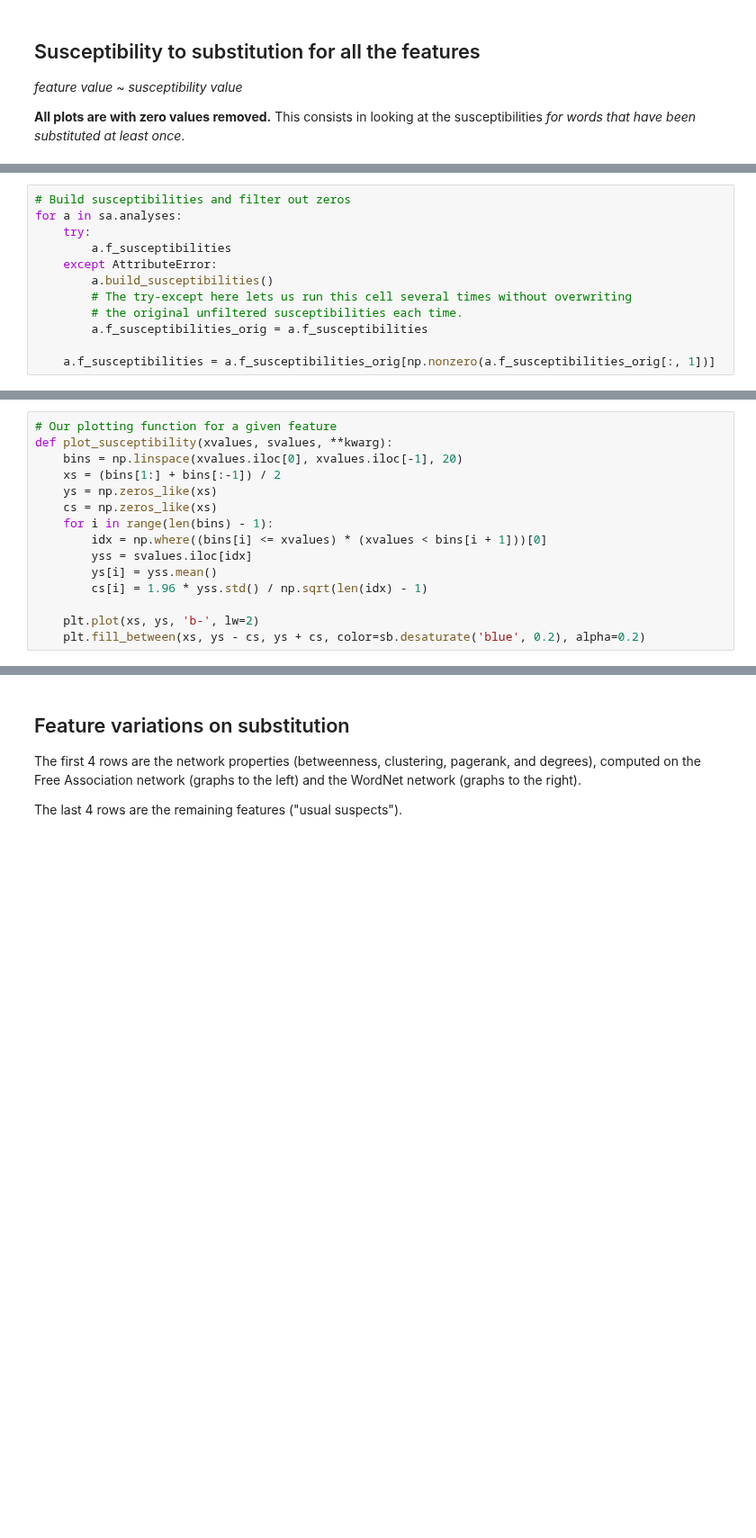
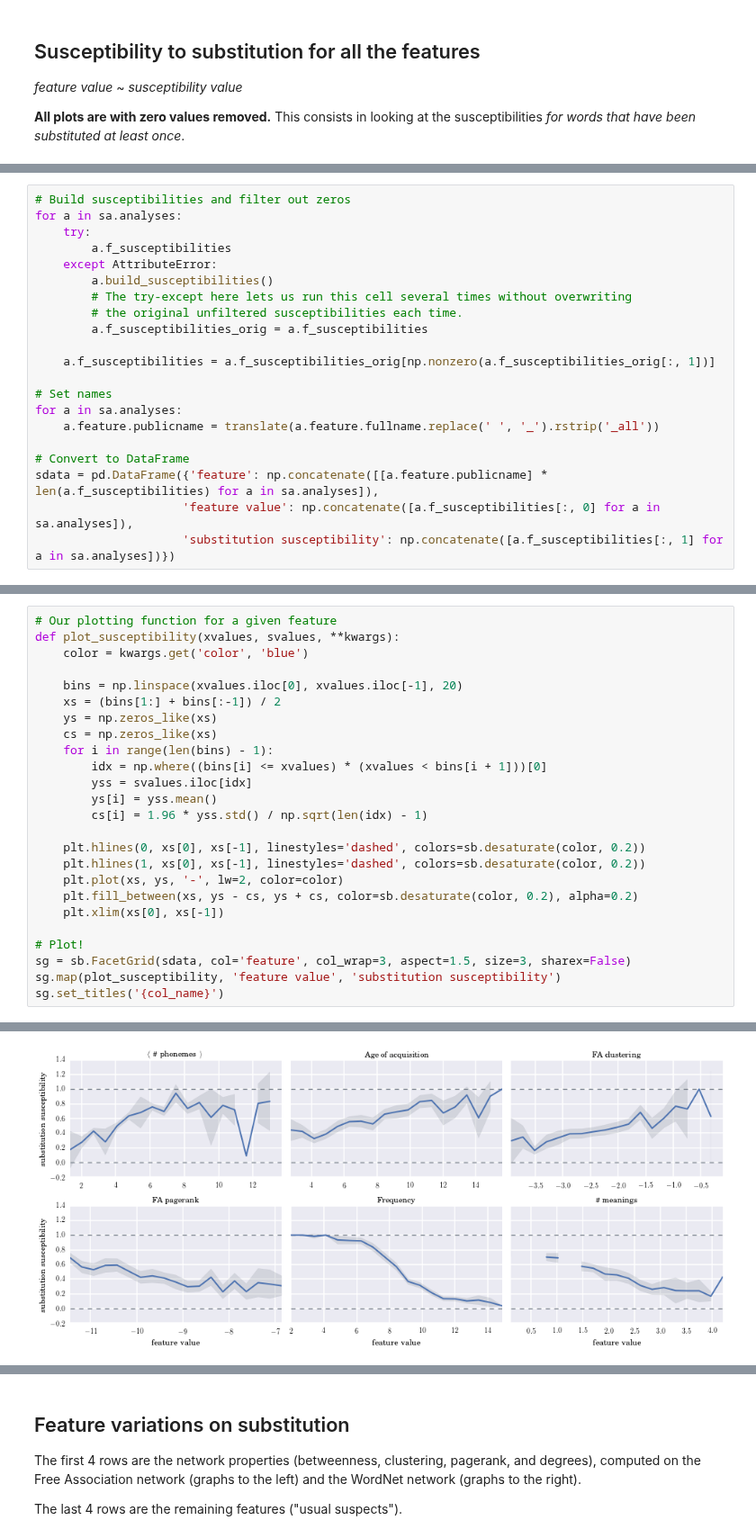
Before and after one commit to wehlutyk/brainscopypaste, a Jupyter notebook: paper_feature_variations.ipynb, the cells around one changed output, grey strips where cells are left out. Shown at 90% size. Drawn from its saved outputs; the diff is of its cells as text; blank space fills up the shorter version.

Commit message:
More work on figures for feature variation and susceptibility

```diff
--- a/paper_feature_variations.ipynb
+++ b/paper_feature_variations.ipynb
@@ -56,3 +83,12 @@ for a in sa.analyses:
         a.f_susceptibilities_orig = a.f_susceptibilities
 
     a.f_susceptibilities = a.f_susceptibilities_orig[np.nonzero(a.f_susceptibilities_orig[:, 1])]
+
+# Set names
+for a in sa.analyses:
+    a.feature.publicname = translate(a.feature.fullname.replace(' ', '_').rstrip('_all'))
+
+# Convert to DataFrame
+sdata = pd.DataFrame({'feature': np.concatenate([[a.feature.publicname] * len(a.f_susceptibilities) for a in sa.analyses]),
+                     'feature value': np.concatenate([a.f_susceptibilities[:, 0] for a in sa.analyses]),
+                     'substitution susceptibility': np.concatenate([a.f_susceptibilities[:, 1] for a in sa.analyses])})
@@ -66,6 +95,8 @@ data = pd.DataFrame({'feature': np.concatenate([[a.feature.fullname.replace('_',
 # %%
 # Our plotting function for a given feature
-def plot_susceptibility(xvalues, svalues, **kwarg):
+def plot_susceptibility(xvalues, svalues, **kwargs):
+    color = kwargs.get('color', 'blue')
+
     bins = np.linspace(xvalues.iloc[0], xvalues.iloc[-1], 20)
     xs = (bins[1:] + bins[:-1]) / 2
     ys = np.zeros_like(xs)
@@ -76,5 +107,14 @@ def plot_susceptibility(xvalues, svalues, **kwarg):
         ys[i] = yss.mean()
         cs[i] = 1.96 * yss.std() / np.sqrt(len(idx) - 1)
 
-    plt.plot(xs, ys, 'b-', lw=2)
-    plt.fill_between(xs, ys - cs, ys + cs, color=sb.desaturate('blue', 0.2), alpha=0.2)
+    plt.hlines(0, xs[0], xs[-1], linestyles='dashed', colors=sb.desaturate(color, 0.2))
+    plt.hlines(1, xs[0], xs[-1], linestyles='dashed', colors=sb.desaturate(color, 0.2))
+    plt.plot(xs, ys, '-', lw=2, color=color)
+    plt.fill_between(xs, ys - cs, ys + cs, color=sb.desaturate(color, 0.2), alpha=0.2)
+    plt.xlim(xs[0], xs[-1])
+
+# Plot!
+sg = sb.FacetGrid(sdata, col='feature', col_wrap=3, aspect=1.5, size=3, sharex=False)
+sg.map(plot_susceptibility, 'feature value', 'substitution susceptibility')
+sg.set_titles('{col_name}')
+# %% [output]
@@ -80,0 +122 @@ def plot_susceptibility(xvalues, svalues, **kwarg):
+[figure, added]
```
Also changed, not shown: parts of 9 cells of this notebook.
